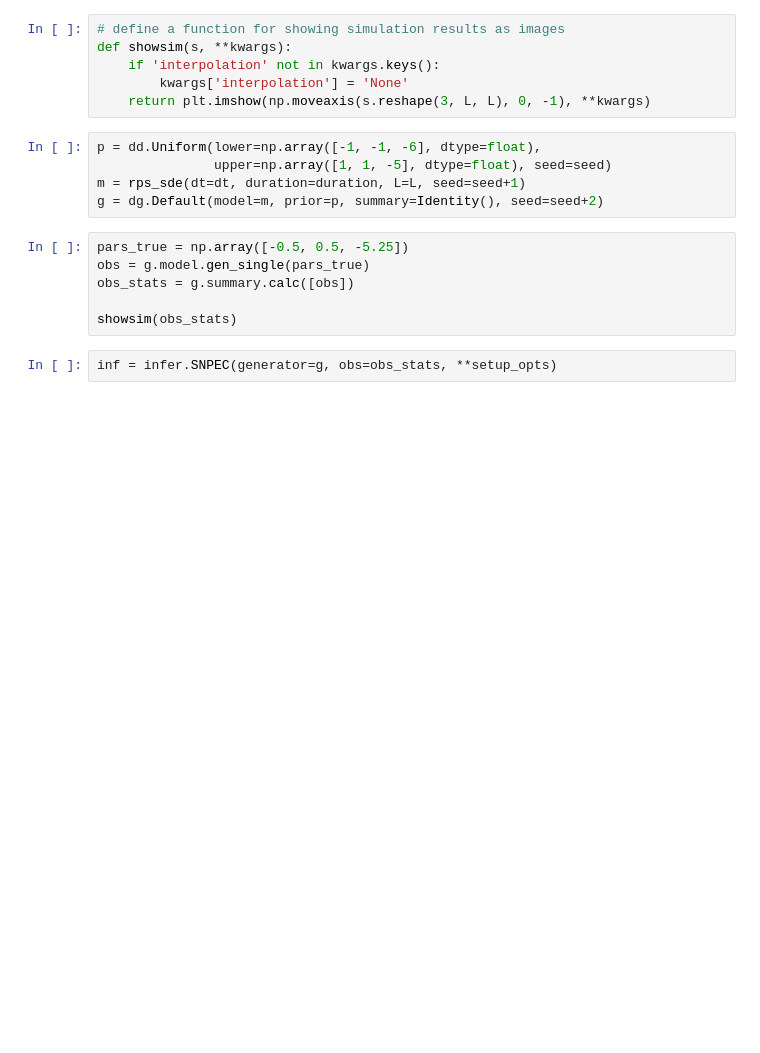
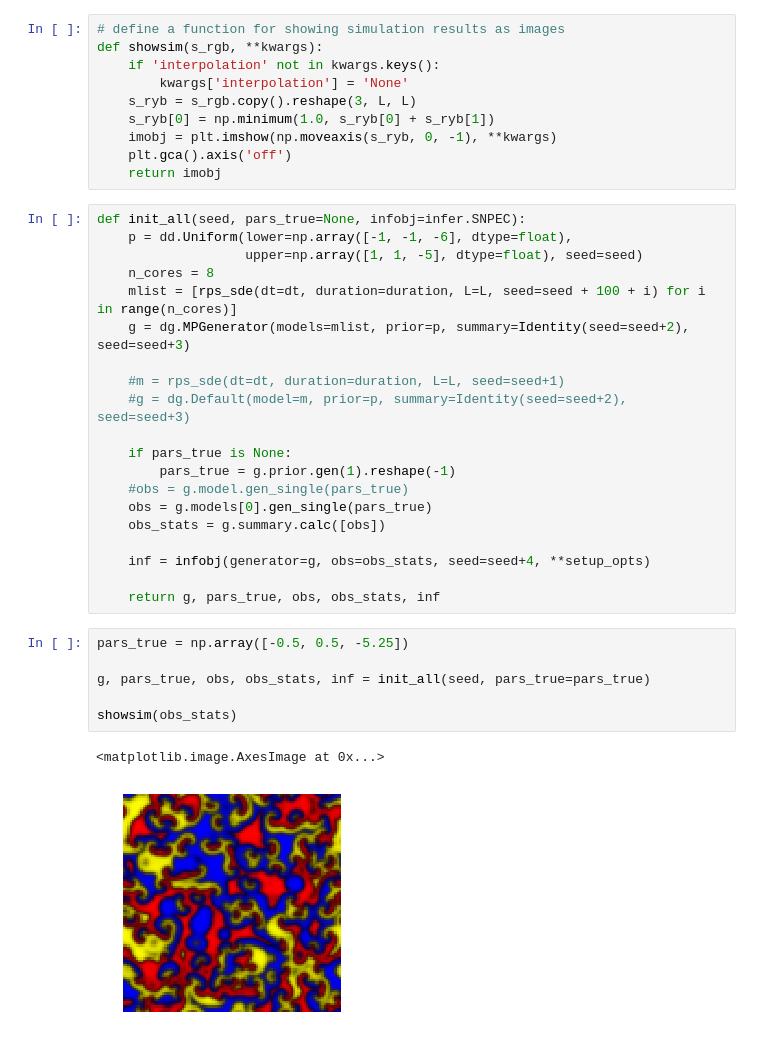
Before and after one commit to mackelab/lfi-experiments, a Jupyter notebook: snpec/rps.ipynb, the cells around one changed output. Drawn from its saved outputs; the diff is of its cells as text; blank space fills up the shorter version.

```diff
--- a/snpec/rps.ipynb
+++ b/snpec/rps.ipynb
@@ -57,23 +70,43 @@ run_opts = {
 }
 # %%
 # define a function for showing simulation results as images
-def showsim(s, **kwargs):
+def showsim(s_rgb, **kwargs):
     if 'interpolation' not in kwargs.keys():
         kwargs['interpolation'] = 'None'
-    return plt.imshow(np.moveaxis(s.reshape(3, L, L), 0, -1), **kwargs)
+    s_ryb = s_rgb.copy().reshape(3, L, L)
+    s_ryb[0] = np.minimum(1.0, s_ryb[0] + s_ryb[1])
+    imobj = plt.imshow(np.moveaxis(s_ryb, 0, -1), **kwargs)
+    plt.gca().axis('off')
+    return imobj
 # %%
-p = dd.Uniform(lower=np.array([-1, -1, -6], dtype=float),
-               upper=np.array([1, 1, -5], dtype=float), seed=seed)
-m = rps_sde(dt=dt, duration=duration, L=L, seed=seed+1)
-g = dg.Default(model=m, prior=p, summary=Identity(), seed=seed+2)
+def init_all(seed, pars_true=None, infobj=infer.SNPEC):
+    p = dd.Uniform(lower=np.array([-1, -1, -6], dtype=float),
+                   upper=np.array([1, 1, -5], dtype=float), seed=seed)
+    n_cores = 8
+    mlist = [rps_sde(dt=dt, duration=duration, L=L, seed=seed + 100 + i) for i in range(n_cores)]
+    g = dg.MPGenerator(models=mlist, prior=p, summary=Identity(seed=seed+2), seed=seed+3)
+
+    #m = rps_sde(dt=dt, duration=duration, L=L, seed=seed+1)
+    #g = dg.Default(model=m, prior=p, summary=Identity(seed=seed+2), seed=seed+3)
+
+    if pars_true is None:
+        pars_true = g.prior.gen(1).reshape(-1)
+    #obs = g.model.gen_single(pars_true)
+    obs = g.models[0].gen_single(pars_true)
+    obs_stats = g.summary.calc([obs])
+
+    inf = infobj(generator=g, obs=obs_stats, seed=seed+4, **setup_opts)
+
+    return g, pars_true, obs, obs_stats, inf
 # %%
 pars_true = np.array([-0.5, 0.5, -5.25])
-obs = g.model.gen_single(pars_true)
-obs_stats = g.summary.calc([obs])
+
+g, pars_true, obs, obs_stats, inf = init_all(seed, pars_true=pars_true)
 
 showsim(obs_stats)
+# %% [output]
+<matplotlib.image.AxesImage at 0x...>
+[figure, added]
-# %%
-inf = infer.SNPEC(generator=g, obs=obs_stats, **setup_opts)
 # %%
 # print the network structure. "None" indicates the batch dimension
 for s in inf.network.layer:
```
Also changed, not shown: parts of 17 cells of this notebook.
